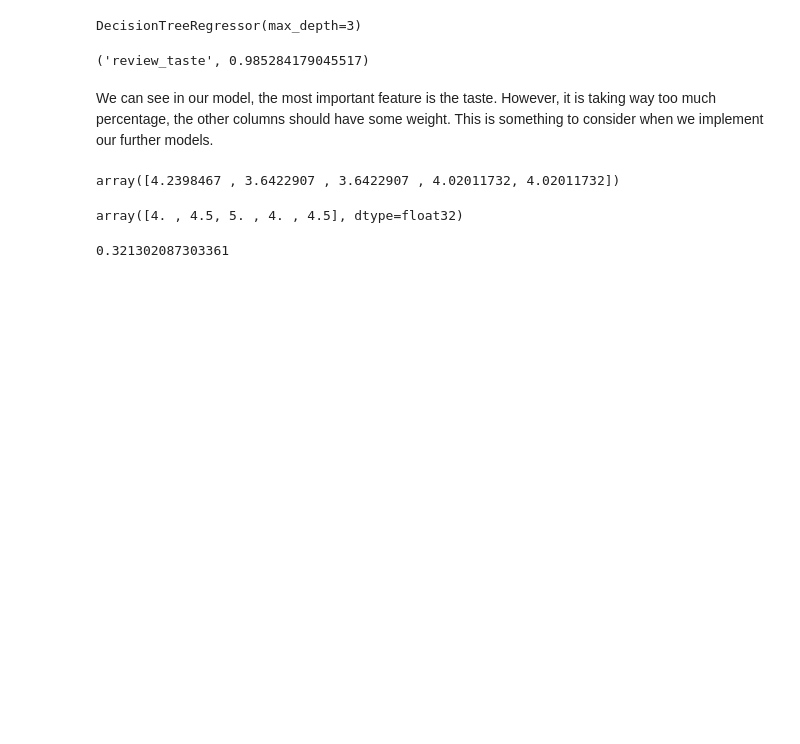
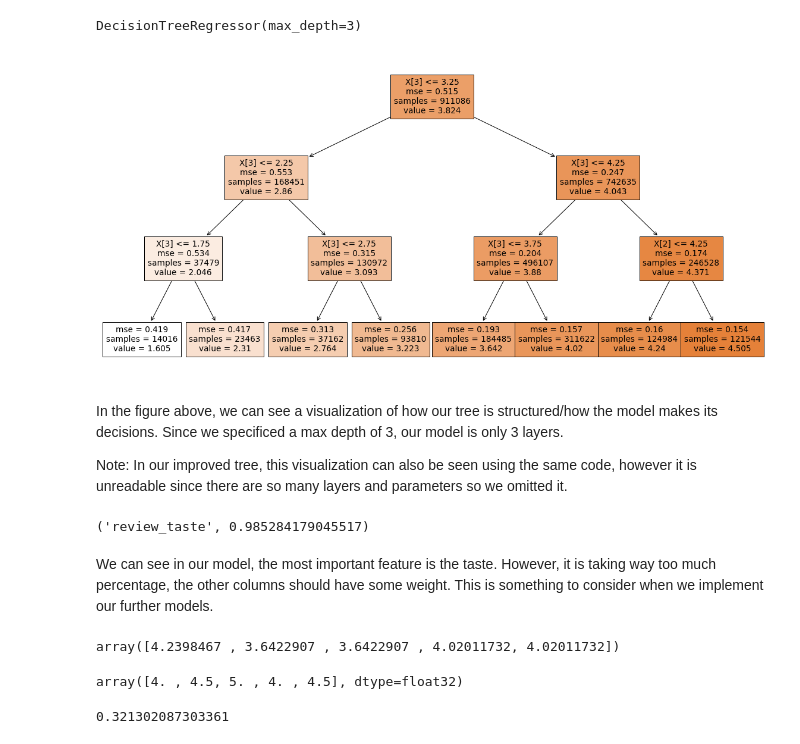
Before and after one commit to COGS118A/Group008-Wi23, a Jupyter notebook: FinalProjectGroup008-Wi23.ipynb, the cells around one changed output. Drawn from its saved outputs; the diff is of its cells as text; code cells hidden in the pictures; blank space fills up the shorter version.

```diff
--- a/FinalProjectGroup008-Wi23.ipynb
+++ b/FinalProjectGroup008-Wi23.ipynb
@@ -204,6 +239,16 @@ model = DecisionTreeRegressor(max_depth=3)
 model.fit(X_train,y_train)
 # %% [output]
 DecisionTreeRegressor(max_depth=3)
+# %%
+plt.figure(figsize=(20,10))
+plot_tree(model, filled=True)
+plt.show()
+# %% [output]
+[figure, added]
+# %% [markdown]
+In the figure above, we can see a visualization of how our tree is structured/how the model makes its decisions. Since we specificed a max depth of 3, our model is only 3 layers.
+
+Note: In our improved tree, this visualization can also be seen using the same code, however it is unreadable since there are so many layers and parameters so we omitted it.
 # %%
 feature_importances = model.feature_importances_
 feature_importances = sorted(zip(X.columns, feature_importances))
```
Also changed, not shown: parts of 57 cells of this notebook.
